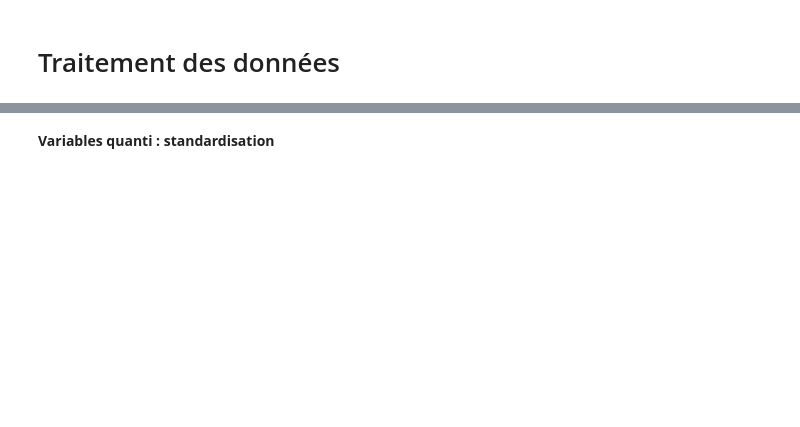
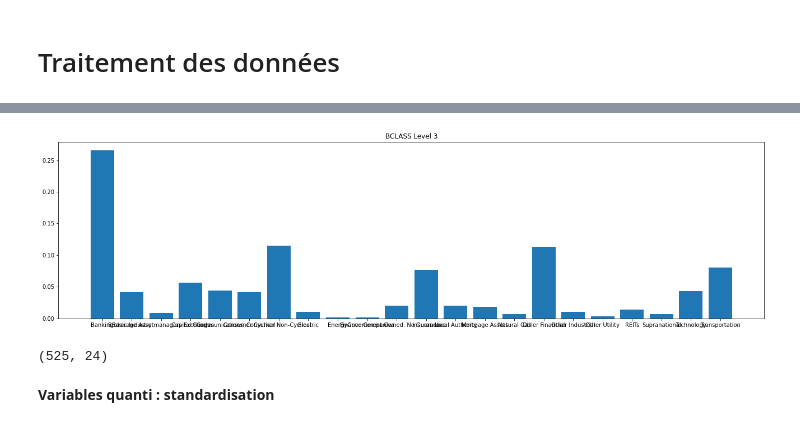
Before and after one commit to Rxzh/PD, a Jupyter notebook: Architecture réseaux de neurones.ipynb, the cells around one changed output, grey strips where cells are left out. Drawn from its saved outputs; the diff is of its cells as text; code cells hidden in the pictures; blank space fills up the shorter version.

```diff
--- a/Architecture réseaux de neurones.ipynb
+++ b/Architecture réseaux de neurones.ipynb
@@ -67,0 +98,21 @@ def traitement(X):
+# %%
+# Bar plots for discrete features
+fig = plt.figure(figsize=(18, 14))
+
+for (plot_idx, feat_idx) in enumerate(discrete_features_idx):
+    # create a subplot in the (plot_idx+1) position of a 1x3 grid
+    ax = fig.add_subplot(3, 1, (plot_idx+1))
+
+    feature_values = np.unique(X_full[:, feat_idx])
+    frequencies = [(float(len(np.where(X_full[:, feat_idx]==value)[0]))/X_full.shape[0]) \
+                   for value in feature_values]
+
+    b = ax.bar(range(len(feature_values)), frequencies, width=0.8,
+               tick_label=list([n for n in feature_values]))
+
+
+    # use the name of the feature as a title for each histogram
+    ax.set_title(features[feat_idx])
+fig.tight_layout(pad=0.35)
+# %% [output]
+[figure, added]
@@ -72,5 +134,9 @@ X_train, X_test, y_train, y_test = model_selection.train_test_split(X_processed,
                                                                     #stratify=y_full, # stratification
                                                                     random_state=92)
+# %%
+X_train.shape
+# %% [output]
+(525, 24)
 # %%
 #Préparation bases de train et de test
 
```
Also changed, not shown: parts of 59 cells of this notebook, 2 other files.
